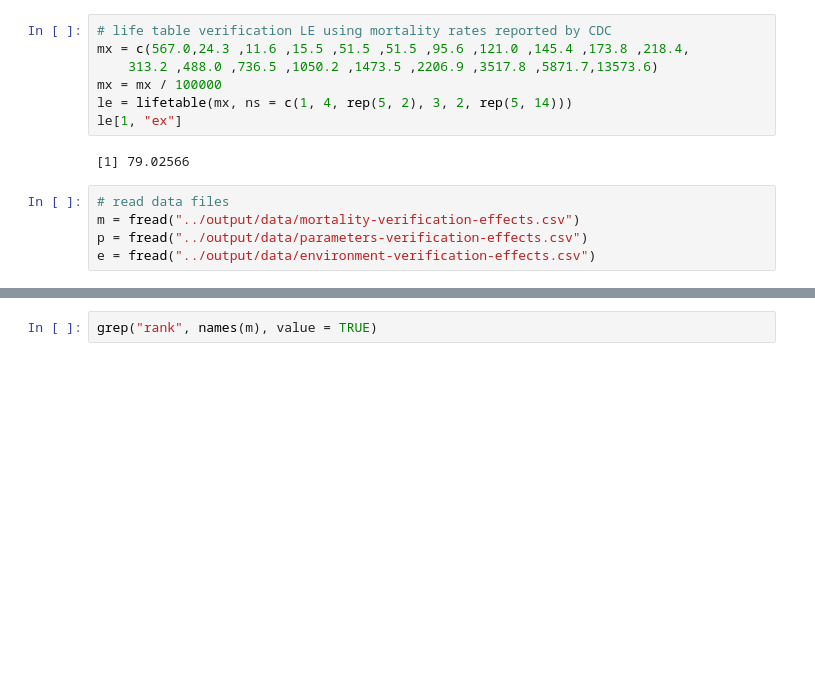
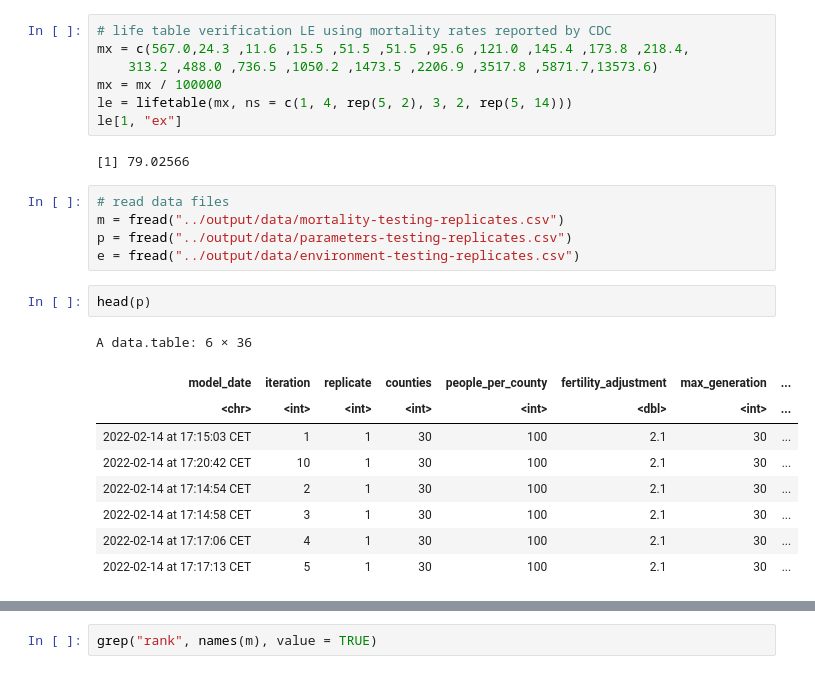
Before and after one commit to sdaza/income-mobility-mortality-abm, a Jupyter notebook: notebooks/testing-replicates-trans.ipynb, the cells around one changed output, grey strips where cells are left out. Saved outputs shown, nothing was run; the diff lists cells and outputs as text; blank space fills up the shorter version.

```diff
--- a/notebooks/verification-effects.ipynb
+++ b/notebooks/testing-replicates-trans.ipynb
@@ -26,9 +24,21 @@ le[1, "ex"]
 [1] 79.02566
 # %%
 # read data files
-m = fread("../output/data/mortality-verification-effects.csv")
-p = fread("../output/data/parameters-verification-effects.csv")
-e = fread("../output/data/environment-verification-effects.csv")
+m = fread("../output/data/mortality-testing-replicates.csv")
+p = fread("../output/data/parameters-testing-replicates.csv")
+e = fread("../output/data/environment-testing-replicates.csv")
+# %%
+head(p)
+# %% [output]
+A data.table: 6 × 36
+| model_date | iteration | replicate | counties | people_per_county | fertility_adjustment | max_generation | ... |
+| <chr> | <int> | <int> | <int> | <int> | <dbl> | <int> | ... |
+| 2022-02-14 at 17:15:03 CET | 1 | 1 | 30 | 100 | 2.1 | 30 | ... |
+| 2022-02-14 at 17:20:42 CET | 10 | 1 | 30 | 100 | 2.1 | 30 | ... |
+| 2022-02-14 at 17:14:54 CET | 2 | 1 | 30 | 100 | 2.1 | 30 | ... |
+| 2022-02-14 at 17:14:58 CET | 3 | 1 | 30 | 100 | 2.1 | 30 | ... |
+| 2022-02-14 at 17:17:06 CET | 4 | 1 | 30 | 100 | 2.1 | 30 | ... |
+| 2022-02-14 at 17:17:13 CET | 5 | 1 | 30 | 100 | 2.1 | 30 | ... |
 # %%
 sp = varyingParameters(p, "model_date")
 parameters = names(sp)[!names(sp) %in% c("iteration", "replicate")]
```
Also changed, not shown: parts of 16 cells of this notebook, 21 other files.
